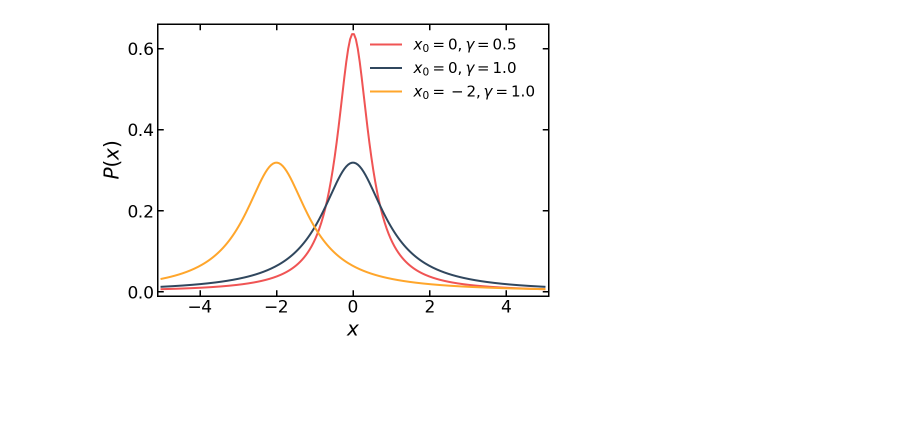
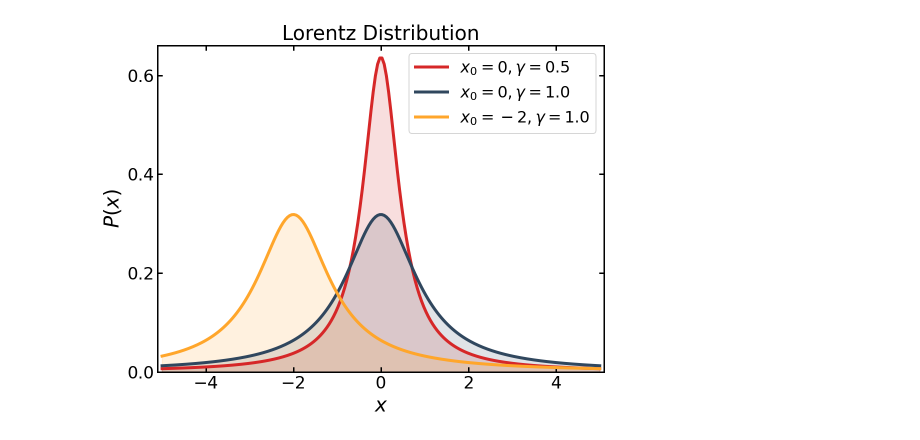
Before and after one commit to KOrfanakis/PhD_Tools, a Jupyter notebook: Plotting/Plotting_tutorial.ipynb, the cells around one changed output. Cells and saved outputs as stored; diff of their text form; code cells hidden in the pictures; blank space fills up the shorter version.

Commit message:
Improved plot

```diff
--- a/Plotting/Plotting_tutorial.ipynb
+++ b/Plotting/Plotting_tutorial.ipynb
@@ -15,2 +6,18 @@ plt.rcParams['legend.frameon'] = False
+# %%
+font_size = 20
+plt.rcParams['axes.titlesize'] = font_size
+plt.rcParams['axes.labelsize'] = font_size
+
+plt.rcParams['xtick.labelsize'] = font_size - 3
+plt.rcParams['ytick.labelsize'] = font_size - 3
+
+plt.rcParams['font.family'] = 'DejaVu Sans'  # For a full list, please visit https://jonathansoma.com/lede/data-studio/matplotlib/list-all-fonts-available-in-matplotlib-plus-samples/
+
+plt.rcParams['xtick.top'] = True
+plt.rcParams['ytick.right'] = True
+plt.rcParams['xtick.direction'] = 'in'
+plt.rcParams['ytick.direction'] = 'in'
+
+plt.rcParams['lines.linewidth'] = 3
 # %%
 def Lorentzian(x, x_0, gamma):
@@ -24,27 +32,28 @@ L3 = Lorentzian(x, x_0 = -2, gamma = 1.0)
-# %%
-fig, ax = plt.subplots(figsize = (7, 5))
-
-plt.plot(x, L1, color = '#f05454', linestyle = '-', marker = '', label = '$x_{0} = 0, \gamma = 0.5$')
-plt.plot(x, L2, color = '#30475e', linestyle = '-', marker = '', label = '$x_{0} = 0, \gamma = 1.0$')
-plt.plot(x, L3, color = '#ffa62b', linestyle = '-', marker = '', label = '$x_{0} = -2, \gamma = 1.0$')
-
-# Customize the x-axis: set the limit, label name + size, and tick location
-plt.xlim([-5.1, 5.1])
-plt.xlabel('$x$', size = label_size)
-plt.xticks([-4, -2, 0, 2, 4])
-
-# Customize the y-axis
-plt.ylim([-0.01, 0.66])
-plt.ylabel('$P(x)$', size = label_size)
-plt.yticks([0.0, 0.2, 0.4, 0.6])
-
-# Activate and customize ticks on all axes (not just the default bottom and left axes)
-plt.tick_params(top = 'on', bottom = 'on', left = 'on', right = 'on',
-                direction = 'in', length = 6, width = 1.5)
-
-plt.setp(ax.spines.values(), linewidth = 1.5)  # sets the linewidth/thickness of all axes
-
-plt.legend();
-plt.savefig('Lorentz_distribution.png');
-# %% [output]
-[figure, removed]
+# %%
+colors = ['tab:red', '#30475e', '#ffa62b']
+labels = ['$x_{0} = 0, \gamma = 0.5$', '$x_{0} = 0, \gamma = 1.0$', '$x_{0} = -2, \gamma = 1.0$']
+
+fig, ax = plt.subplots(figsize=(8, 6))
+
+for index, y in enumerate([L1, L2, L3]):
+    ax.plot(x, y, color=colors[index], ls='-', marker='', label=labels[index])
+    ax.fill_between(x, y, 0, color=colors[index], alpha=0.15)
+
+ax.set(title='Lorentz Distribution', xlabel='$x$', ylabel='$P(x)$')
+
+ax.legend(frameon=True, fontsize=font_size - 4, loc='upper right')
+
+# Customise the two axes
+ax.set_xlim([-5.1, 5.1])
+ax.set_xticks([-4, -2, 0, 2, 4])
+
+ax.set_ylim([0, 0.66])
+ax.set_yticks([0.0, 0.2, 0.4, 0.6])
+
+wd = 1.5
+ax.tick_params(length=5, width=wd)  # Set the tick parameters (length + width)
+
+for axis in ['top', 'bottom', 'left', 'right']:  # Control the axis linewidth
+    ax.spines[axis].set_linewidth(wd)
+# %% [output]
+[figure, added]
```
Also changed, not shown: parts of 3 cells of this notebook.
